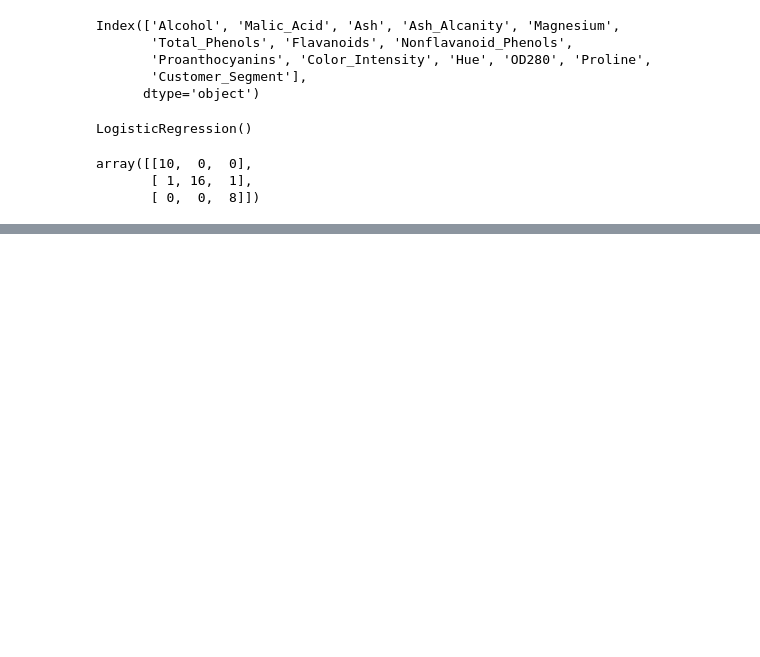
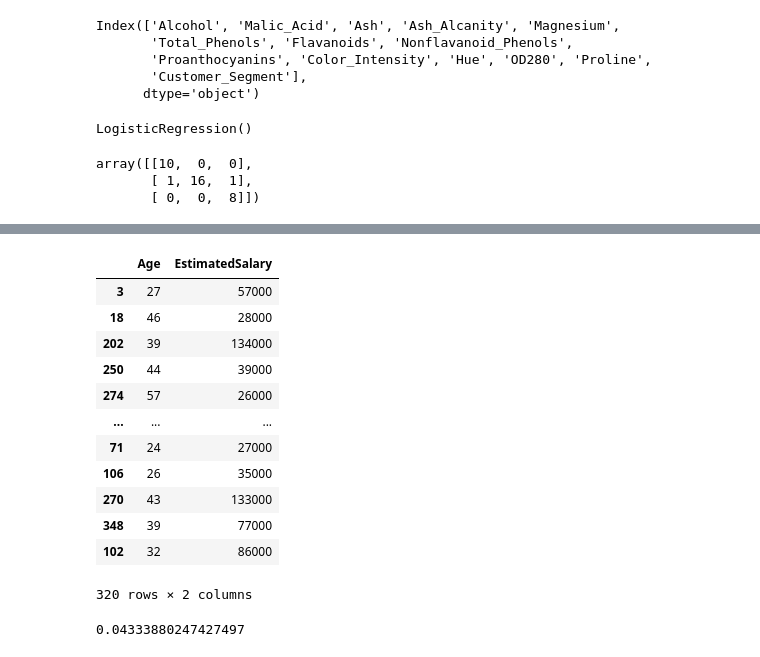
Before and after one commit to kozz84/Udemy, a Jupyter notebook: Machine_Learning_A_Z.ipynb, the cells around one changed output, grey strips where cells are left out. Cells and saved outputs as stored; diff of their text form; code cells hidden in the pictures; blank space fills up the shorter version.

```diff
--- a/Machine_Learning_A_Z.ipynb
+++ b/Machine_Learning_A_Z.ipynb
@@ -1229,0 +1244,4 @@ array([[10,  0,  0],
+# %%
+X = data.drop('Purchased',axis=1)
+# %%
+y=data['Purchased']
@@ -1229,0 +1250,18 @@ array([[10,  0,  0],
+# %%
+ X_train, X_test, y_train, y_test = train_test_split(X, y, test_size=0.2, random_state=42)
+# %%
+X_train
+# %% [output]
+|  | Age | EstimatedSalary |
+| 3 | 27 | 57000 |
+| 18 | 46 | 28000 |
+| 202 | 39 | 134000 |
+| 250 | 44 | 39000 |
+| 274 | 57 | 26000 |
+| ... | ... | ... |
+| 71 | 24 | 27000 |
+| 106 | 26 | 35000 |
+| 270 | 43 | 133000 |
+| 348 | 39 | 77000 |
+| 102 | 32 | 86000 |
+320 rows × 2 columns
@@ -1229,0 +1305,4 @@ array([[10,  0,  0],
+# %%
+accuracies.std()
+# %% [output]
+0.04333880247427497
```
Also changed, not shown: parts of 24 cells of this notebook.
